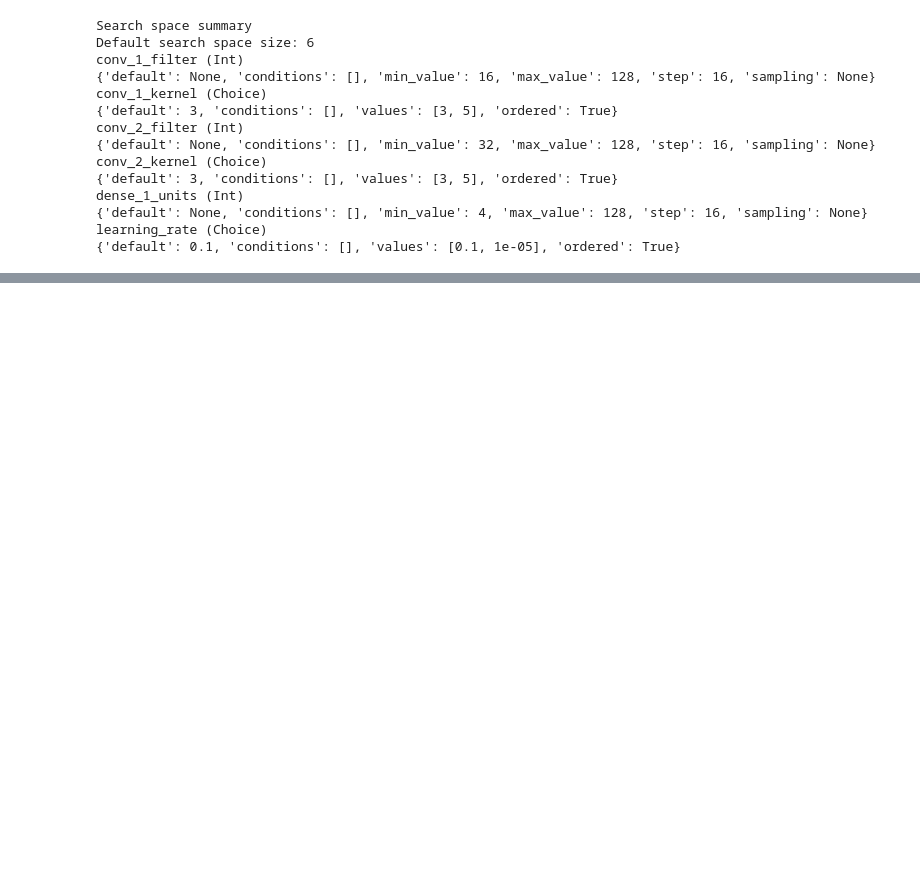
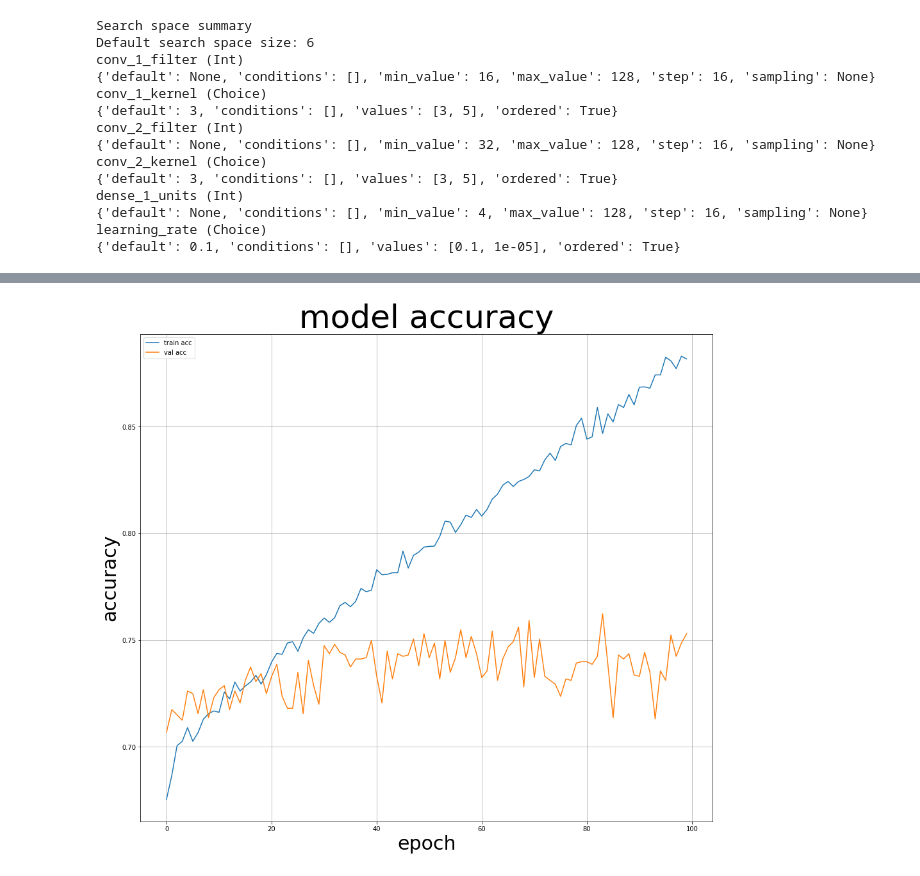
Before and after one commit to YasinnSoylu/actt, a Jupyter notebook: kera-tuner.ipynb, the cells around one changed output, grey strips where cells are left out. Cells and saved outputs as stored; diff of their text form; code cells hidden in the pictures; blank space fills up the shorter version.

```diff
--- a/kera-tuner.ipynb
+++ b/kera-tuner.ipynb
@@ -251,3 +278,22 @@ plt.show()
+# %%
+plt.rcParams["figure.figsize"] = (16,14)
+
+plt.rcParams["figure.figsize"] = (16,14)
+plt.plot(history.history['accuracy'], label='train acc')
+plt.plot(history.history['val_accuracy'], label='val acc')
+
+
+plt.title('model accuracy',size=50)
+plt.ylabel('accuracy',size=30)
+plt.xlabel('epoch',size=30)
+plt.legend(prop={'size': 15})
+plt.grid()
+plt.legend()
+plt.savefig("acc222.jpg")
+
+plt.show()
+# %% [output]
+[figure, added]
 # %%
 pred = model.predict(test_df)
 pred = np.argmax(pred,axis=1)
```
Also changed, not shown: parts of 16 cells of this notebook.
